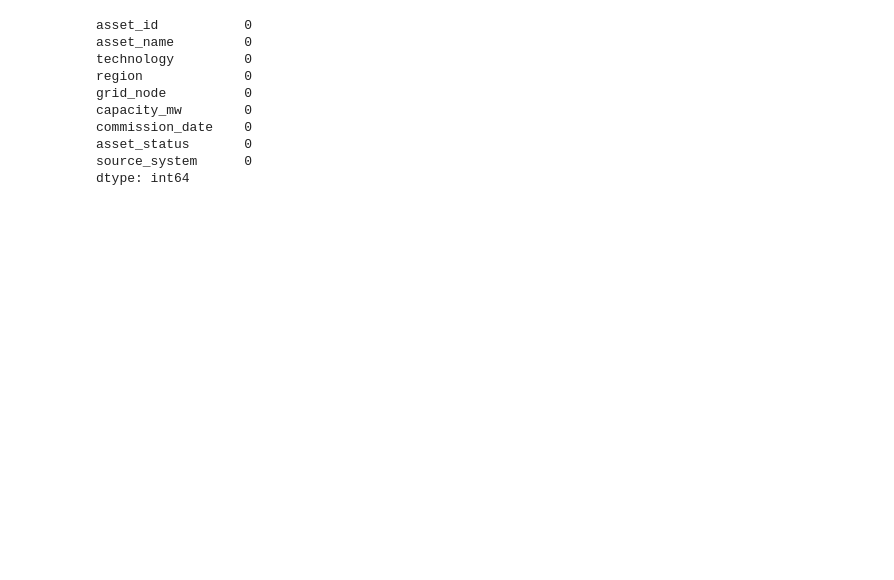
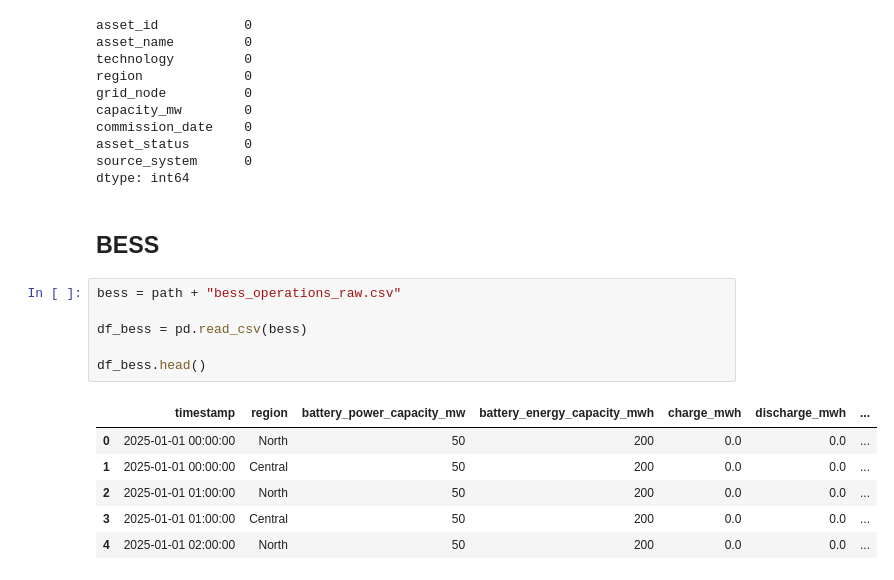
Before and after one commit to sadamhabnawi28/GreenGrid_Energy_Project, a Jupyter notebook: scripts/data_cleaning.ipynb, the cells around one changed output. Cells and saved outputs as stored; diff of their text form; blank space fills up the shorter version.

```diff
--- a/scripts/data_cleaning.ipynb
+++ b/scripts/data_cleaning.ipynb
@@ -73,4 +74,17 @@ asset_status       0
 source_system      0
 dtype: int64
 # %% [markdown]
-###
+## BESS
+# %%
+bess = path + "bess_operations_raw.csv"
+
+df_bess = pd.read_csv(bess)
+
+df_bess.head()
+# %% [output]
+|  | timestamp | region | battery_power_capacity_mw | battery_energy_capacity_mwh | charge_mwh | discharge_mwh | ... |
+| 0 | 2025-01-01 00:00:00 | North | 50 | 200 | 0.0 | 0.0 | ... |
+| 1 | 2025-01-01 00:00:00 | Central | 50 | 200 | 0.0 | 0.0 | ... |
+| 2 | 2025-01-01 01:00:00 | North | 50 | 200 | 0.0 | 0.0 | ... |
+| 3 | 2025-01-01 01:00:00 | Central | 50 | 200 | 0.0 | 0.0 | ... |
+| 4 | 2025-01-01 02:00:00 | North | 50 | 200 | 0.0 | 0.0 | ... |
```
Also changed, not shown: parts of 11 cells of this notebook, 1 other file.
